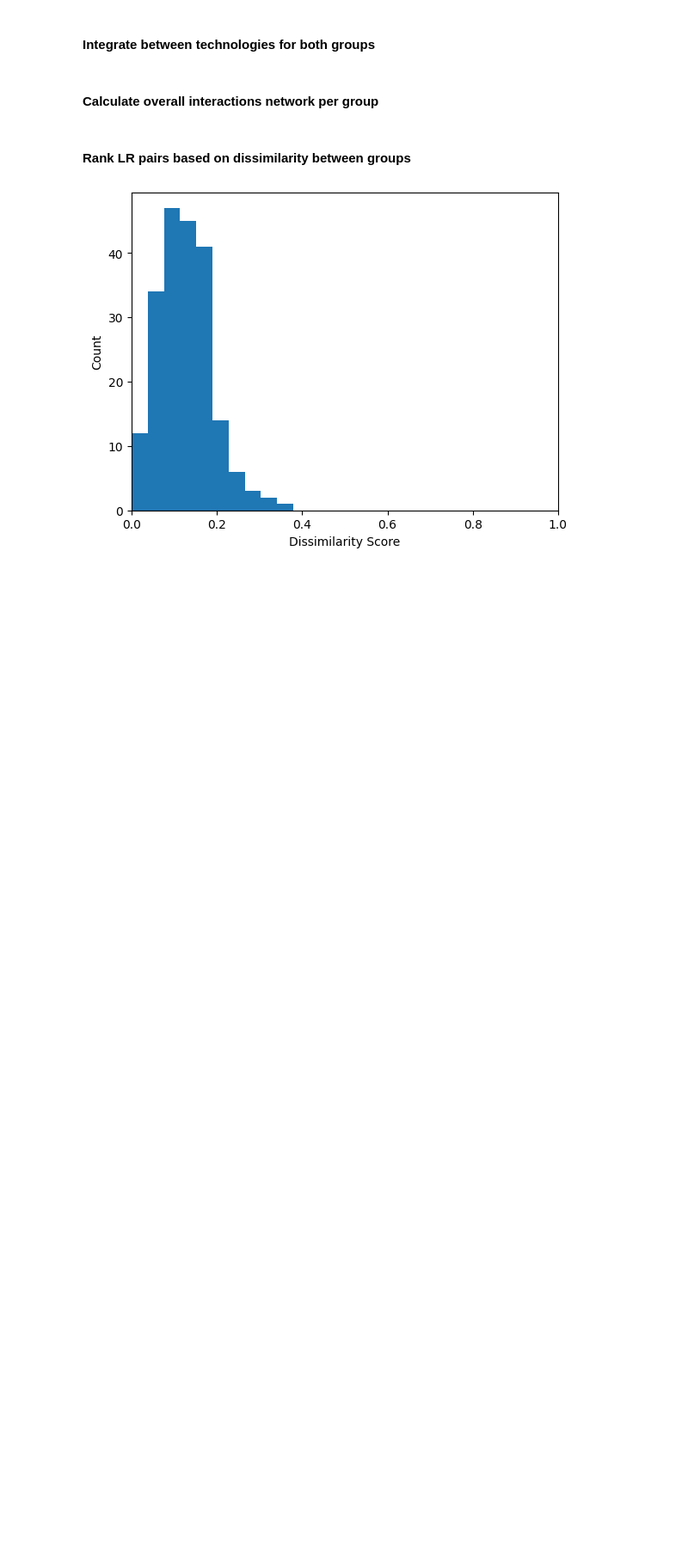
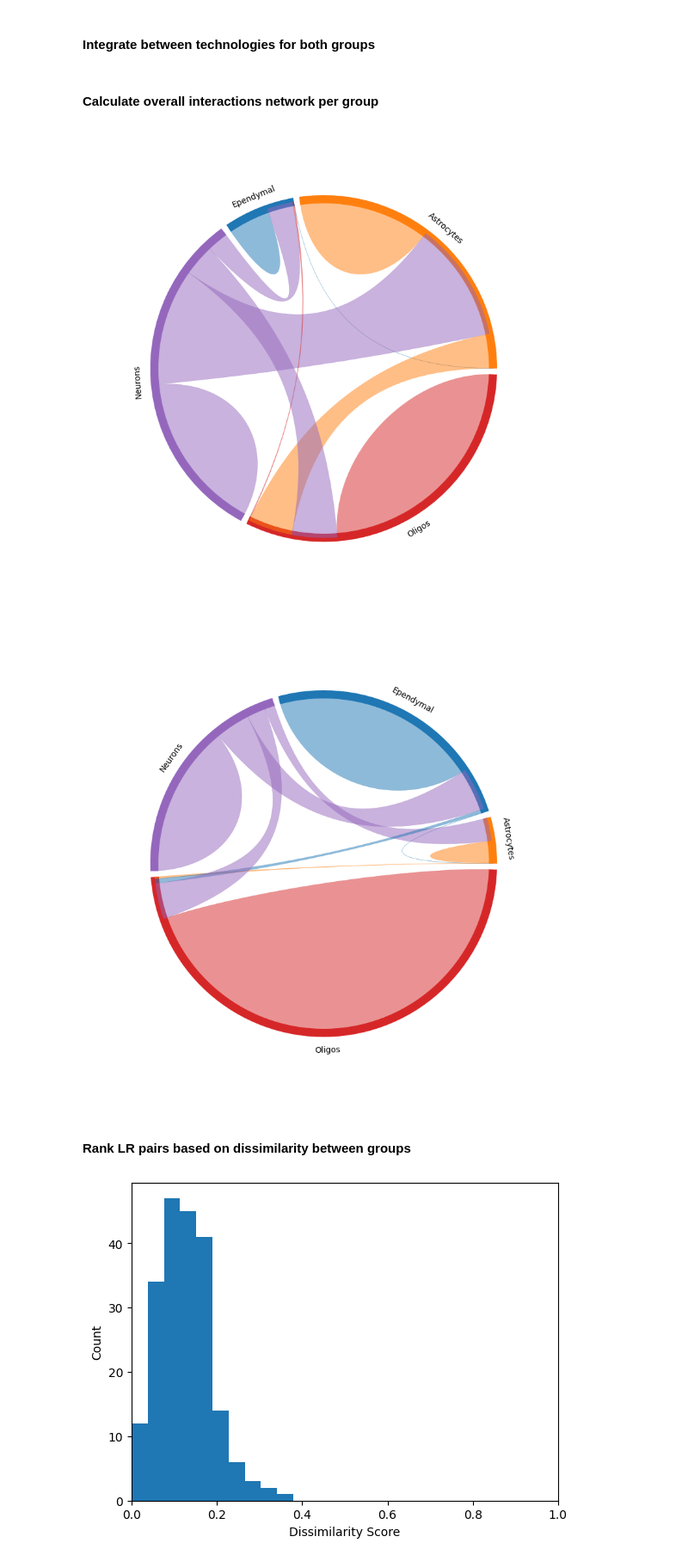
Before and after one commit to BiomedicalMachineLearning/MultimodalCCI, a Jupyter notebook: examples/brain_aging_integration.ipynb, the cells around one changed output. Shown at 86% size. Saved outputs shown, nothing was run; the diff lists cells and outputs as text; code cells hidden in the pictures; blank space fills up the shorter version.

```diff
--- a/examples/brain_aging_integration.ipynb
+++ b/examples/brain_aging_integration.ipynb
@@ -76,6 +107,12 @@ young_integrated = mmcci.it.integrate_between_tech(normalised[1])
 # %%
 aged_overall = mmcci.it.calculate_overall_interactions(aged_integrated)
 young_overall = mmcci.it.calculate_overall_interactions(young_integrated)
+# %%
+mmcci.plt.chord_plot(aged_overall, colors=colors)
+mmcci.plt.chord_plot(young_overall, colors=colors)
+# %% [output]
+[figure, added]
+[figure, added]
 # %% [markdown]
 #### Rank LR pairs based on dissimilarity between groups
 # %%
```
Also changed, not shown: parts of 4 cells of this notebook, 9 other files.
